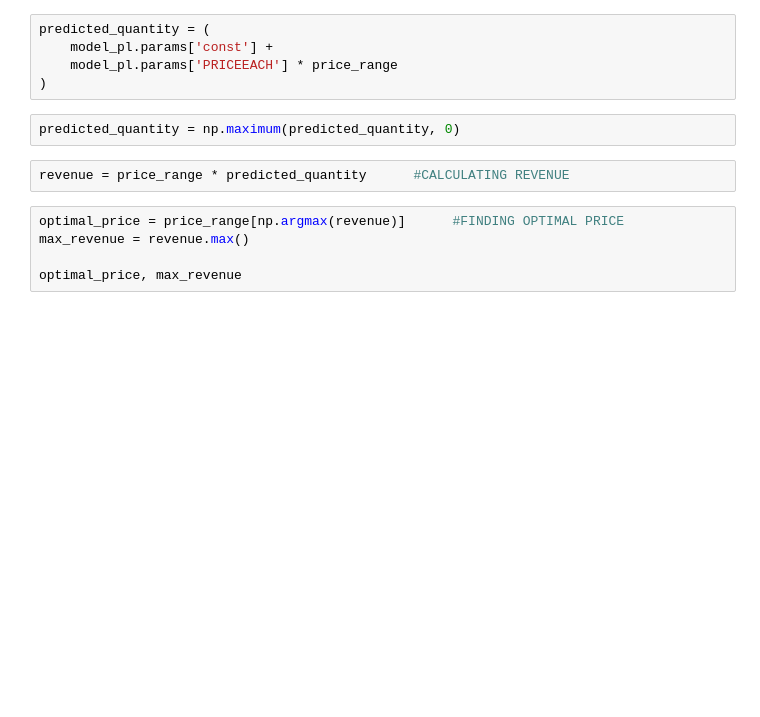
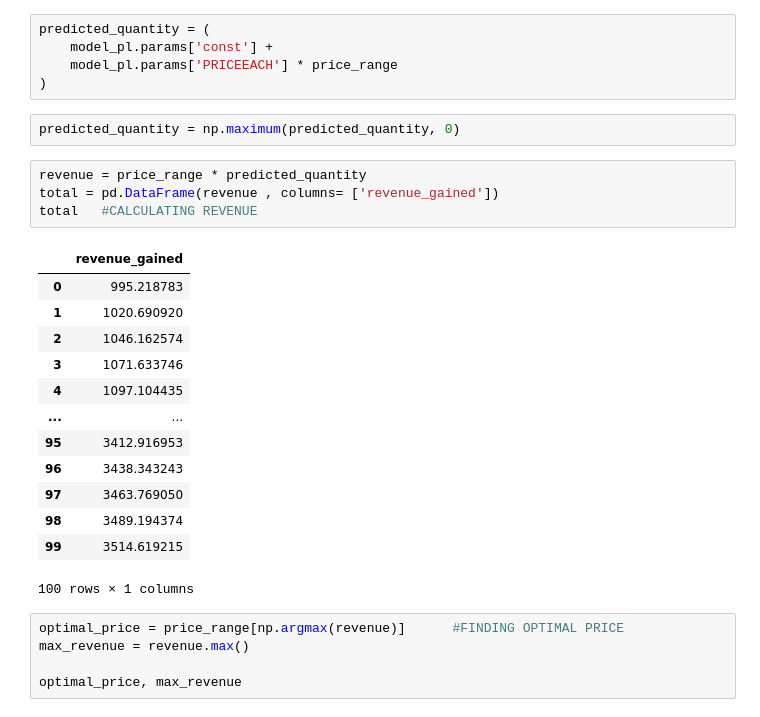
Before and after one commit to Riya2236971/price-optimization-analysis, a Jupyter notebook: price_optimization_analysis_task.ipynb, the cells around one changed output. Drawn from its saved outputs; the diff is of its cells as text; blank space fills up the shorter version.

```diff
--- a/price_optimization_analysis_task.ipynb
+++ b/price_optimization_analysis_task.ipynb
@@ -179,7 +222,23 @@ predicted_quantity = (
 # %%
 predicted_quantity = np.maximum(predicted_quantity, 0)
 # %%
-revenue = price_range * predicted_quantity      #CALCULATING REVENUE
+revenue = price_range * predicted_quantity
+total = pd.DataFrame(revenue , columns= ['revenue_gained'])
+total   #CALCULATING REVENUE
+# %% [output]
+|  | revenue_gained |
+| 0 | 995.218783 |
+| 1 | 1020.690920 |
+| 2 | 1046.162574 |
+| 3 | 1071.633746 |
+| 4 | 1097.104435 |
+| ... | ... |
+| 95 | 3412.916953 |
+| 96 | 3438.343243 |
+| 97 | 3463.769050 |
+| 98 | 3489.194374 |
+| 99 | 3514.619215 |
+100 rows × 1 columns
 # %%
 optimal_price = price_range[np.argmax(revenue)]      #FINDING OPTIMAL PRICE
 max_revenue = revenue.max()
```
Also changed, not shown: parts of 9 cells of this notebook.
